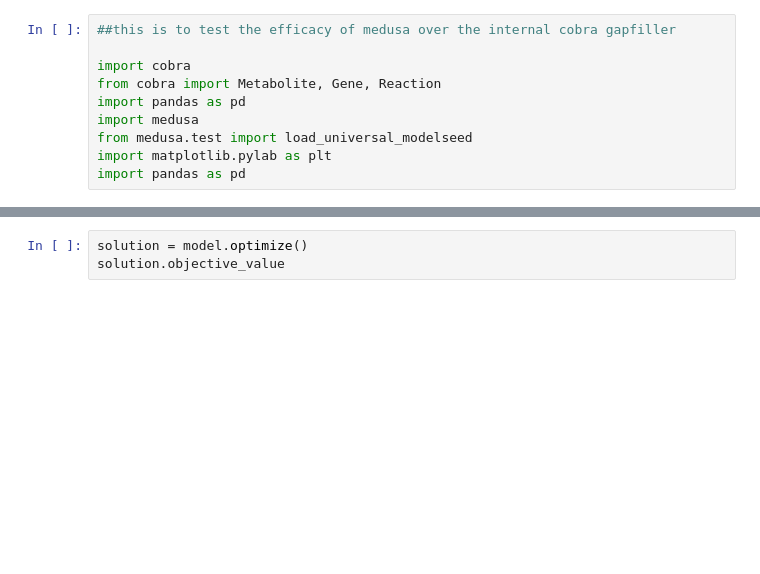
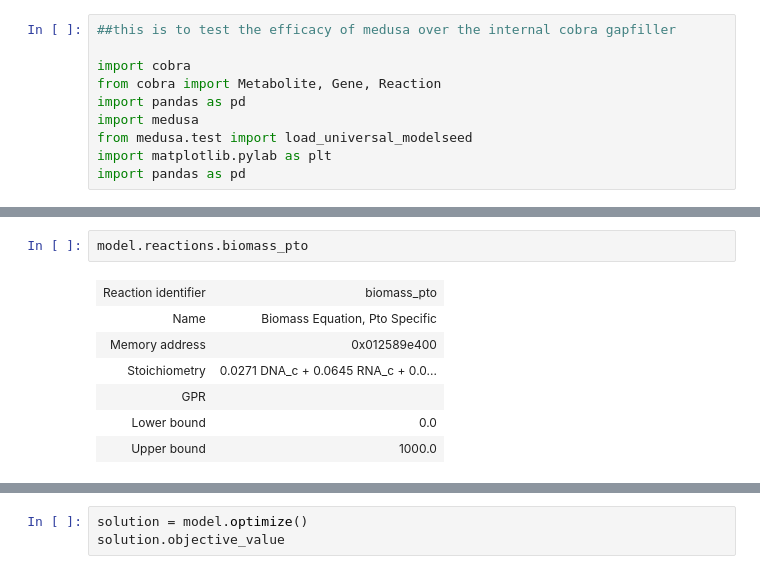
Before and after one commit to gregmedlock/psy_recon, a Jupyter notebook: bin/gapfill_new_biomass_medusa.ipynb, the cells around one changed output, grey strips where cells are left out. Saved outputs shown, nothing was run; the diff lists cells and outputs as text; blank space fills up the shorter version.

```diff
--- a/bin/gapfill_new_biomass_medusa.ipynb
+++ b/bin/gapfill_new_biomass_medusa.ipynb
@@ -129,0 +143,10 @@ frozenset({<Reaction cor0014_c at 0x...>, <Reaction EXcpd16565_e at 0x...>})
+# %%
+model.reactions.biomass_pto
+# %% [output]
+| Reaction identifier | biomass_pto |
+| Name | Biomass Equation, Pto Specific |
+| Memory address | 0x012589e400 |
+| Stoichiometry | 0.0271 DNA_c + 0.0645 RNA_c + 0.0... |
+| GPR |  |
+| Lower bound | 0.0 |
+| Upper bound | 1000.0 |
```
Also changed, not shown: parts of 42 cells of this notebook, 37 other files.
